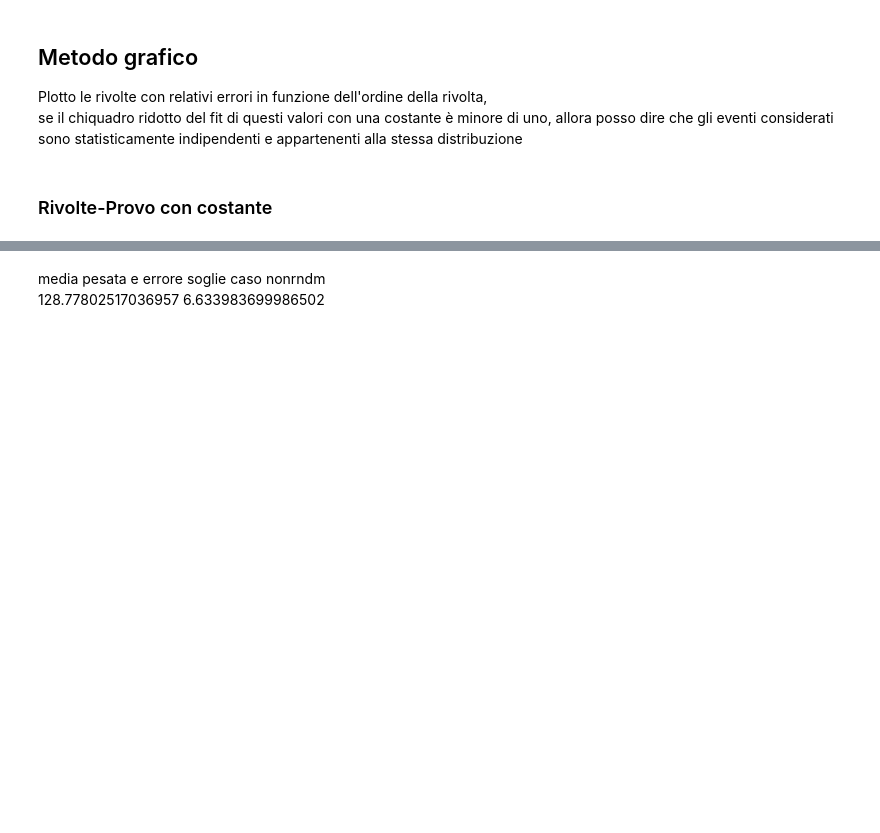
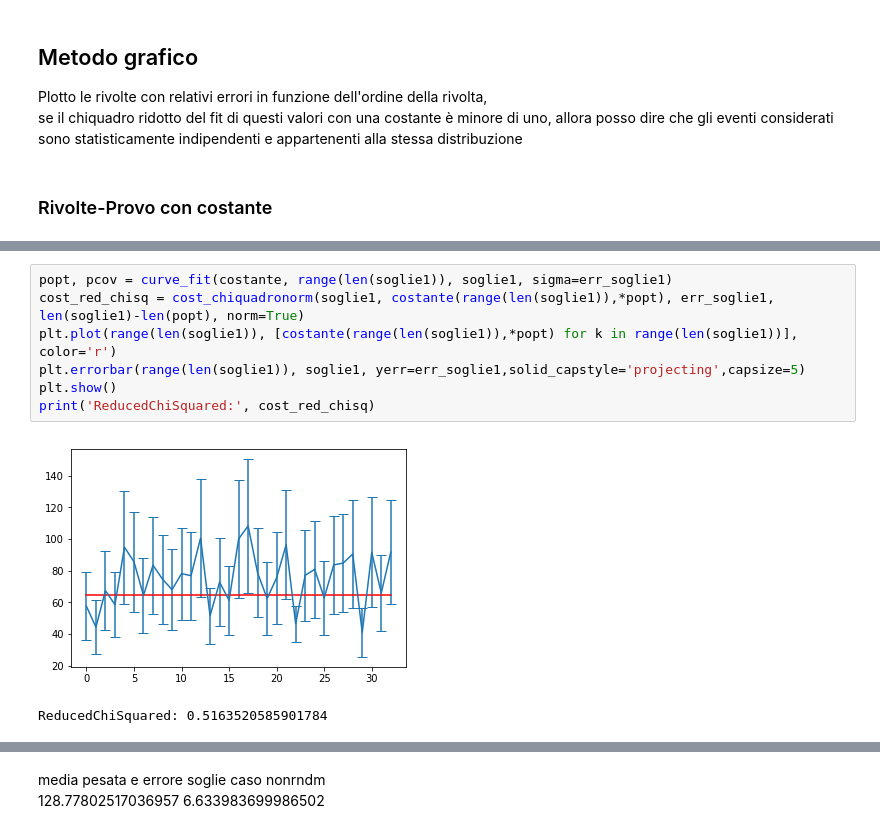
Before and after one commit to jackdeandrea/Econofisica, a Jupyter notebook: 12-analisi_rndm04..ipynb, the cells around one changed output, grey strips where cells are left out. Saved outputs shown, nothing was run; the diff lists cells and outputs as text; blank space fills up the shorter version.

```diff
--- a/12-analisi_rndm04..ipynb
+++ b/12-analisi_rndm04..ipynb
@@ -333,3 +370,13 @@ ReducedChiSquared: 0.8094813277321361
+# %%
+popt, pcov = curve_fit(costante, range(len(soglie1)), soglie1, sigma=err_soglie1)
+cost_red_chisq = cost_chiquadronorm(soglie1, costante(range(len(soglie1)),*popt), err_soglie1, len(soglie1)-len(popt), norm=True)
+plt.plot(range(len(soglie1)), [costante(range(len(soglie1)),*popt) for k in range(len(soglie1))], color='r')
+plt.errorbar(range(len(soglie1)), soglie1, yerr=err_soglie1,solid_capstyle='projecting',capsize=5)
+plt.show()
+print('ReducedChiSquared:', cost_red_chisq)
+# %% [output]
+[figure, added]
+ReducedChiSquared: 0.5163520585901784
 # %%
 popt ,np.sqrt(pcov)
 # %% [output]
```
Also changed, not shown: parts of 13 cells of this notebook, 13 other files.
